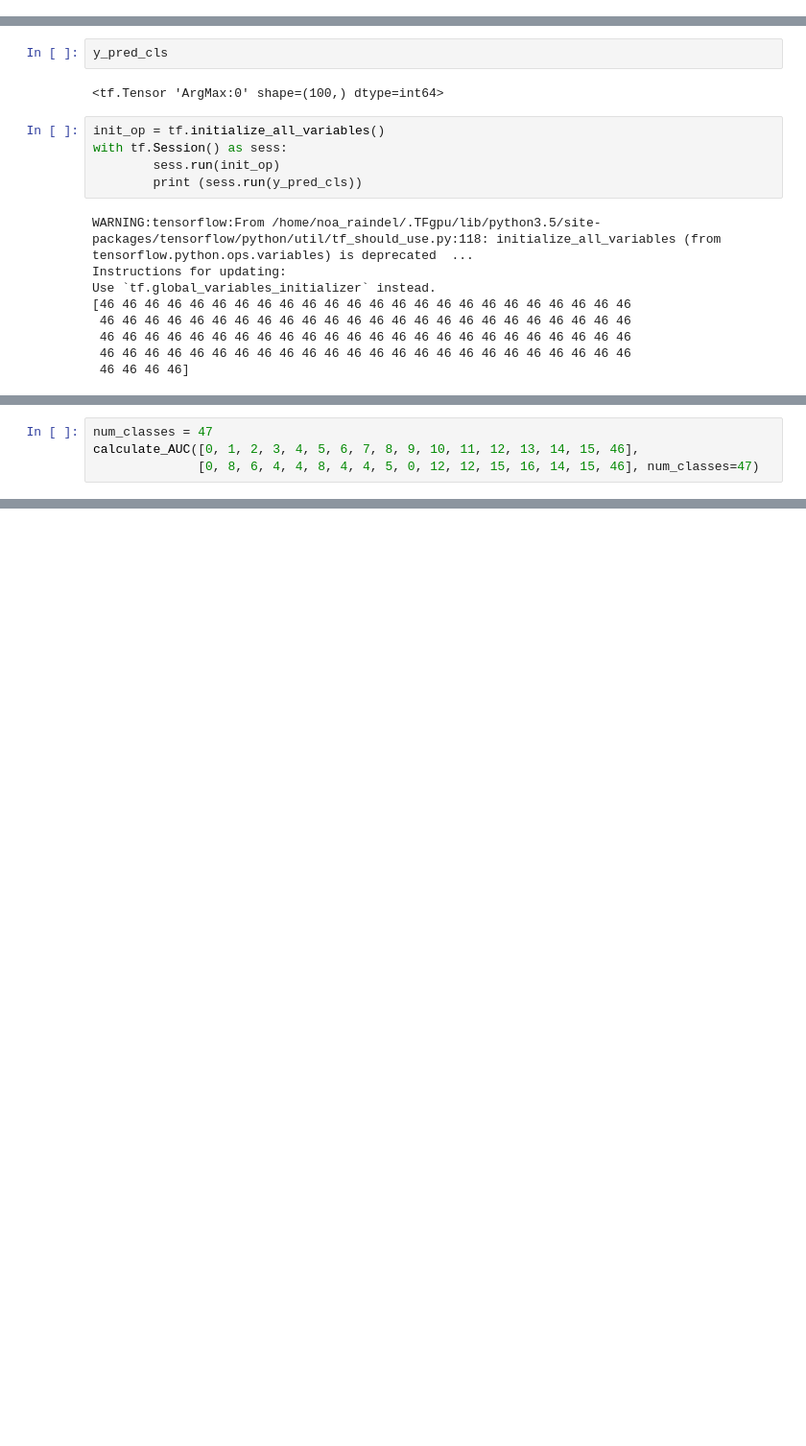
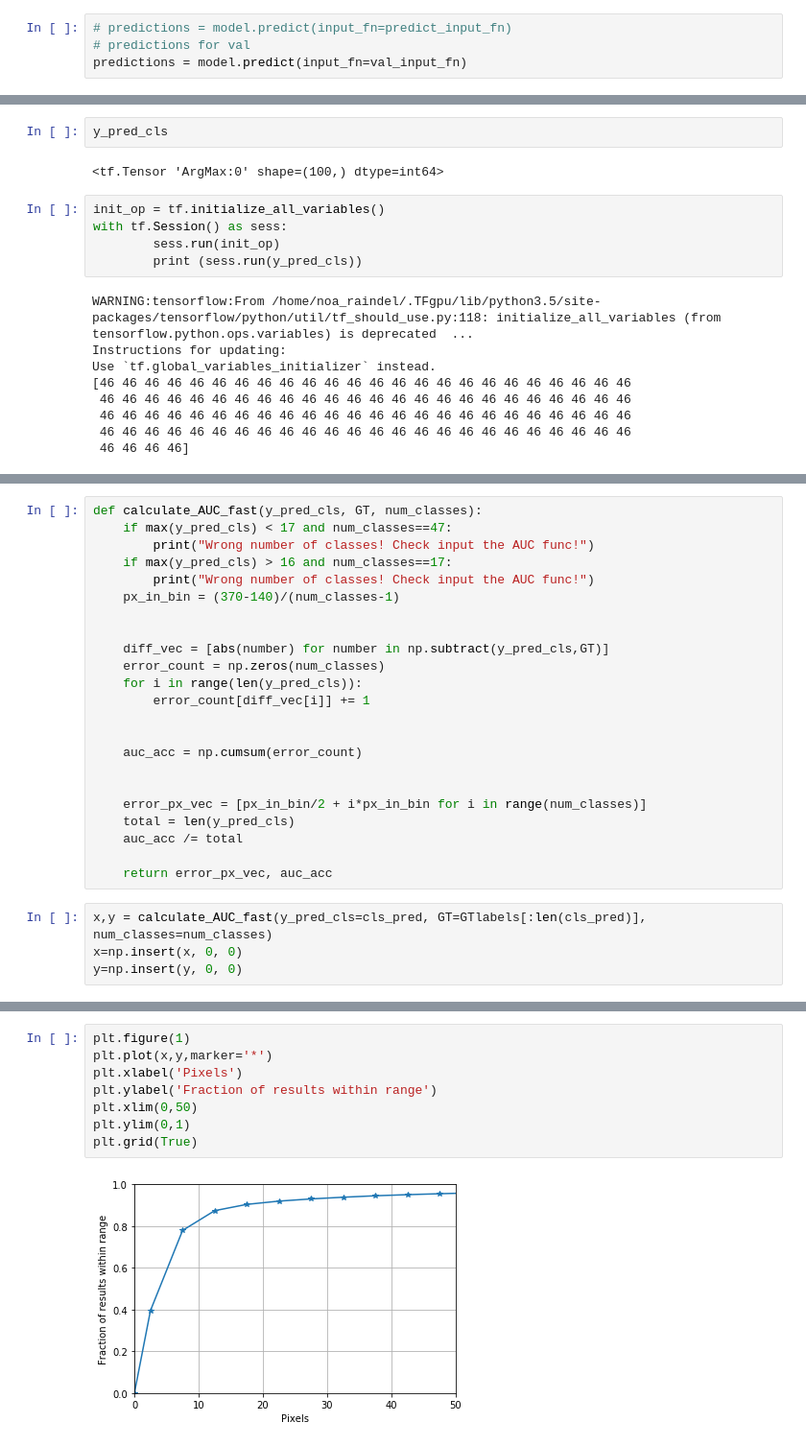
Before and after one commit to rainoa/StixelNetOptimization, a Jupyter notebook: StixelNet_train_and_eval_mobilenetV2.ipynb, the cells around one changed output, grey strips where cells are left out. Shown at 96% size. Drawn from its saved outputs; the diff is of its cells as text; blank space fills up the shorter version.

Commit message:
added performance graph and auc calculation

```diff
--- a/StixelNet_train_and_eval_mobilenetV2.ipynb
+++ b/StixelNet_train_and_eval_mobilenetV2.ipynb
@@ -704,3 +702,7 @@ predictions = model.predict(input_fn=predict_input_fn)
+# %%
+# predictions = model.predict(input_fn=predict_input_fn)
+# predictions for val
+predictions = model.predict(input_fn=val_input_fn)
 # %%
 predictions
 # %% [output]
@@ -828,4 +833,0 @@ def calculate_AUC(y_pred_cls, GT, num_classes):
-# %%
-num_classes = 47
-calculate_AUC([0, 1, 2, 3, 4, 5, 6, 7, 8, 9, 10, 11, 12, 13, 14, 15, 46],
-              [0, 8, 6, 4, 4, 8, 4, 4, 5, 0, 12, 12, 15, 16, 14, 15, 46], num_classes=47)
@@ -834,0 +852,27 @@ calculate_AUC([0, 1, 2, 3, 4, 5, 6, 7, 8, 9, 10, 11, 12, 13, 14, 15, 46],
+# %%
+def calculate_AUC_fast(y_pred_cls, GT, num_classes):
+    if max(y_pred_cls) < 17 and num_classes==47:
+        print("Wrong number of classes! Check input the AUC func!")
+    if max(y_pred_cls) > 16 and num_classes==17:
+        print("Wrong number of classes! Check input the AUC func!")
+    px_in_bin = (370-140)/(num_classes-1)
+
+
+    diff_vec = [abs(number) for number in np.subtract(y_pred_cls,GT)]
+    error_count = np.zeros(num_classes)
+    for i in range(len(y_pred_cls)):
+        error_count[diff_vec[i]] += 1
+
+
+    auc_acc = np.cumsum(error_count)
+
+
+    error_px_vec = [px_in_bin/2 + i*px_in_bin for i in range(num_classes)]
+    total = len(y_pred_cls)
+    auc_acc /= total
+
+    return error_px_vec, auc_acc
+# %%
+x,y = calculate_AUC_fast(y_pred_cls=cls_pred, GT=GTlabels[:len(cls_pred)], num_classes=num_classes)
+x=np.insert(x, 0, 0)
+y=np.insert(y, 0, 0)
@@ -834,0 +895,10 @@ calculate_AUC([0, 1, 2, 3, 4, 5, 6, 7, 8, 9, 10, 11, 12, 13, 14, 15, 46],
+# %%
+plt.figure(1)
+plt.plot(x,y,marker='*')
+plt.xlabel('Pixels')
+plt.ylabel('Fraction of results within range')
+plt.xlim(0,50)
+plt.ylim(0,1)
+plt.grid(True)
+# %% [output]
+[figure, added]
```
Also changed, not shown: parts of 17 cells of this notebook.
